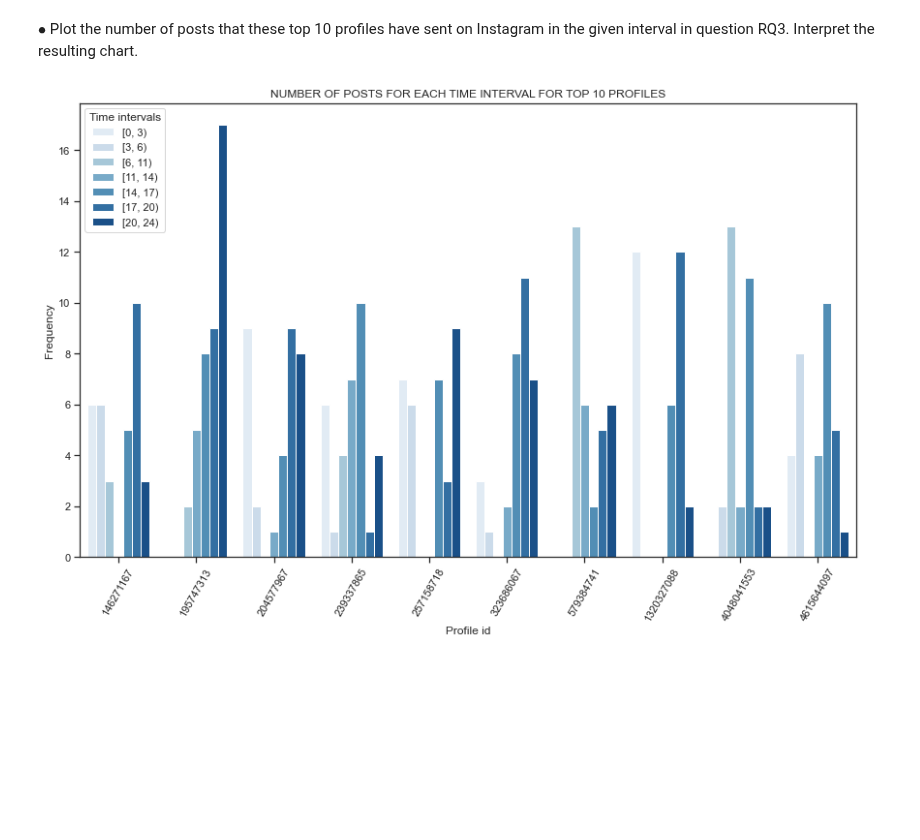
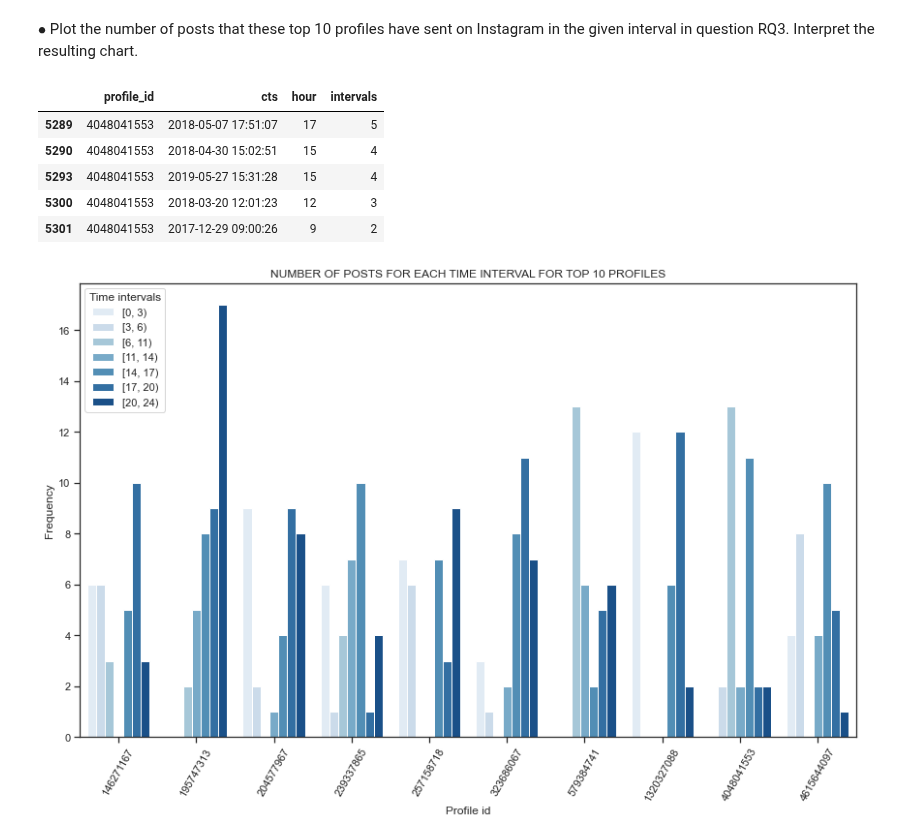
Before and after one commit to Prot10/ADM_HW_2, a Jupyter notebook: adm-andrea.ipynb, the cells around one changed output. Cells and saved outputs as stored; diff of their text form; code cells hidden in the pictures; blank space fills up the shorter version.

```diff
--- a/adm-andrea.ipynb
+++ b/adm-andrea.ipynb
@@ -504,6 +504,15 @@ subset_4_4 = posts.col(['profile_id', 'cts'], index=False, nrows=SAMPLE_SIZE)
 subset_4_4 = subset_4_4[subset_4_4["profile_id"].isin(top10_profiles)]
 subset_4_4['hour'] = subset_4_4['cts'].map(lambda x: x.hour).astype('Int8')
 subset_4_4['intervals'] = subset_4_4['hour'].map(lambda h :inter(h, [0,3,6,11,14,17,20,24]))
+# %%
+subset_4_4.head()
+# %% [output]
+|  | profile_id | cts | hour | intervals |
+| 5289 | 4048041553 | 2018-05-07 17:51:07 | 17 | 5 |
+| 5290 | 4048041553 | 2018-04-30 15:02:51 | 15 | 4 |
+| 5293 | 4048041553 | 2019-05-27 15:31:28 | 15 | 4 |
+| 5300 | 4048041553 | 2018-03-20 12:01:23 | 12 | 3 |
+| 5301 | 4048041553 | 2017-12-29 09:00:26 | 9 | 2 |
 # %%
 prof_posts_hour = pd.crosstab(subset_4_4.profile_id, subset_4_4.intervals).replace(0,np.nan).\
      stack().reset_index().rename(columns={0:'Time'})
```
Also changed, not shown: parts of 5 cells of this notebook, 1 other file.
